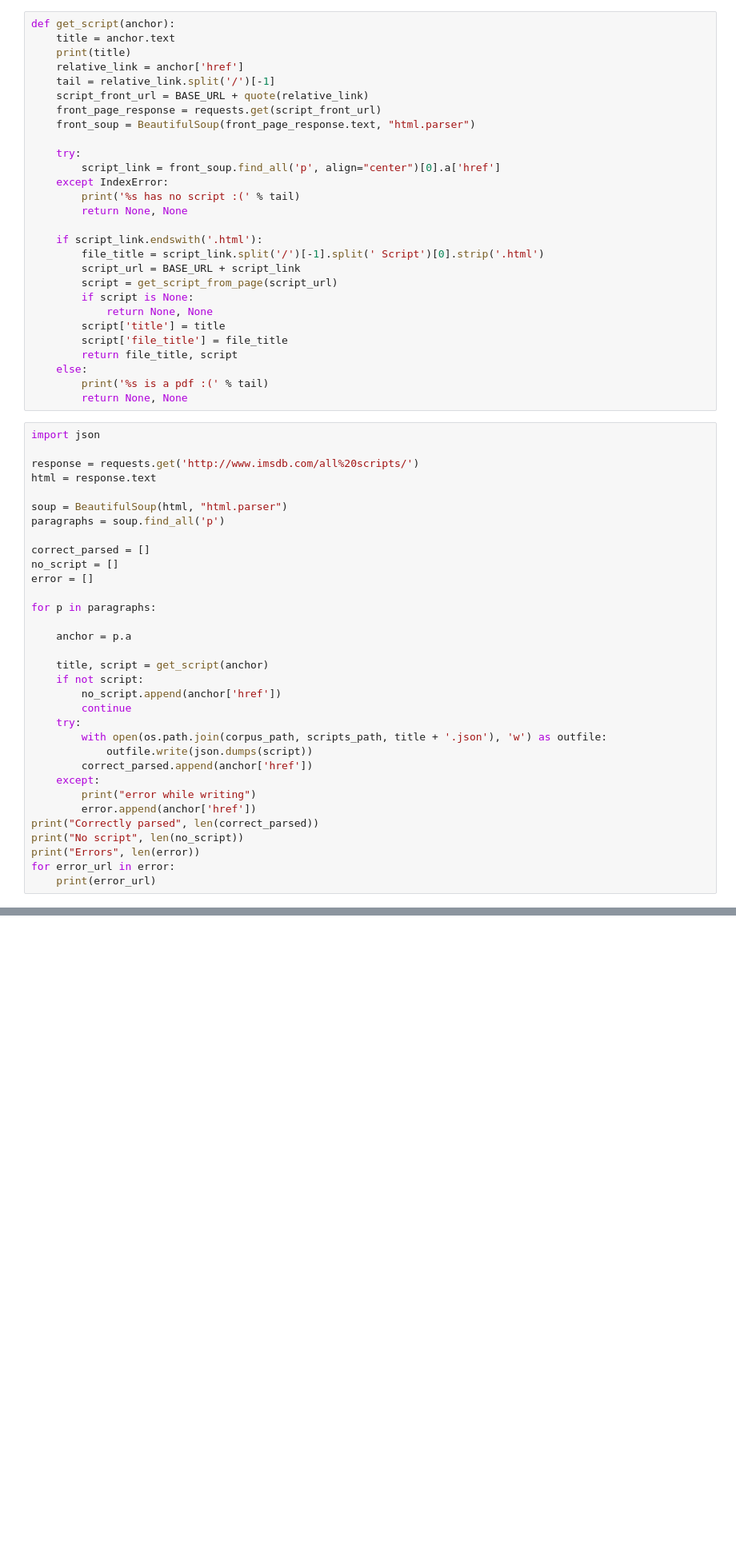
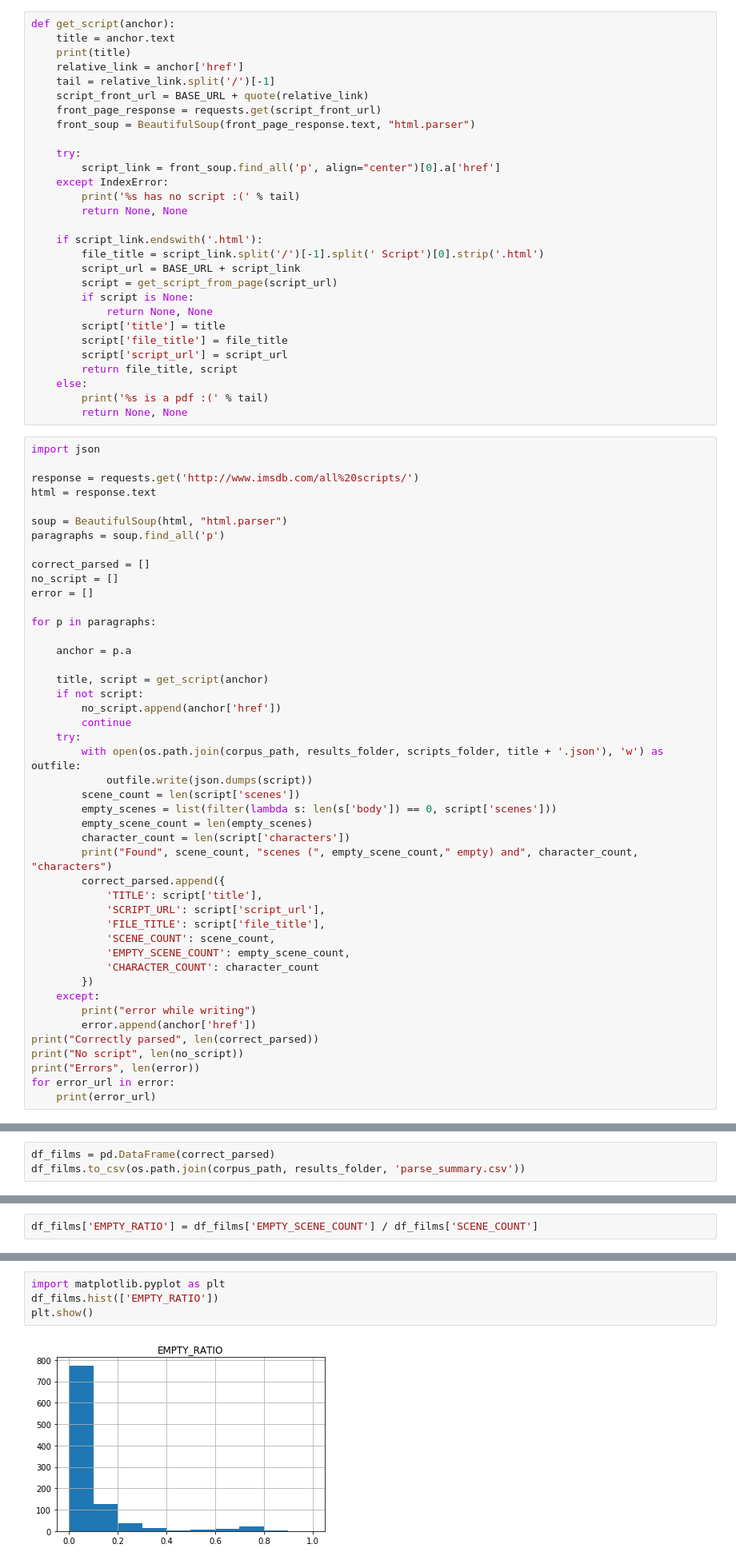
Before and after one commit to RikBoeykens/scrape-film-scripts, a Jupyter notebook: Scraper.ipynb, the cells around one changed output, grey strips where cells are left out. Shown at 80% size. Cells and saved outputs as stored; diff of their text form; blank space fills up the shorter version.

```diff
--- a/Scraper.ipynb
+++ b/Scraper.ipynb
@@ -151,6 +168,7 @@ def get_script(anchor):
             return None, None
         script['title'] = title
         script['file_title'] = file_title
+        script['script_url'] = script_url
         return file_title, script
     else:
         print('%s is a pdf :(' % tail)
@@ -177,9 +195,21 @@ for p in paragraphs:
         no_script.append(anchor['href'])
         continue
     try:
-        with open(os.path.join(corpus_path, scripts_path, title + '.json'), 'w') as outfile:
+        with open(os.path.join(corpus_path, results_folder, scripts_folder, title + '.json'), 'w') as outfile:
             outfile.write(json.dumps(script))
-        correct_parsed.append(anchor['href'])
+        scene_count = len(script['scenes'])
+        empty_scenes = list(filter(lambda s: len(s['body']) == 0, script['scenes']))
+        empty_scene_count = len(empty_scenes)
+        character_count = len(script['characters'])
+        print("Found", scene_count, "scenes (", empty_scene_count," empty) and", character_count, "characters")
+        correct_parsed.append({
+            'TITLE': script['title'],
+            'SCRIPT_URL': script['script_url'],
+            'FILE_TITLE': script['file_title'],
+            'SCENE_COUNT': scene_count,
+            'EMPTY_SCENE_COUNT': empty_scene_count,
+            'CHARACTER_COUNT': character_count
+        })
     except:
         print("error while writing")
         error.append(anchor['href'])
@@ -206,3 +236,6 @@ Found 104 scenes and 136 characters
 Correctly parsed 990
 No script 217
 Errors 0
+# %%
+df_films = pd.DataFrame(correct_parsed)
+df_films.to_csv(os.path.join(corpus_path, results_folder, 'parse_summary.csv'))
@@ -208,0 +251,2 @@ Errors 0
+# %%
+df_films['EMPTY_RATIO'] = df_films['EMPTY_SCENE_COUNT'] / df_films['SCENE_COUNT']
@@ -208,0 +262,6 @@ Errors 0
+# %%
+import matplotlib.pyplot as plt
+df_films.hist(['EMPTY_RATIO'])
+plt.show()
+# %% [output]
+[figure, added]
```
Also changed, not shown: parts of 6 cells of this notebook.
